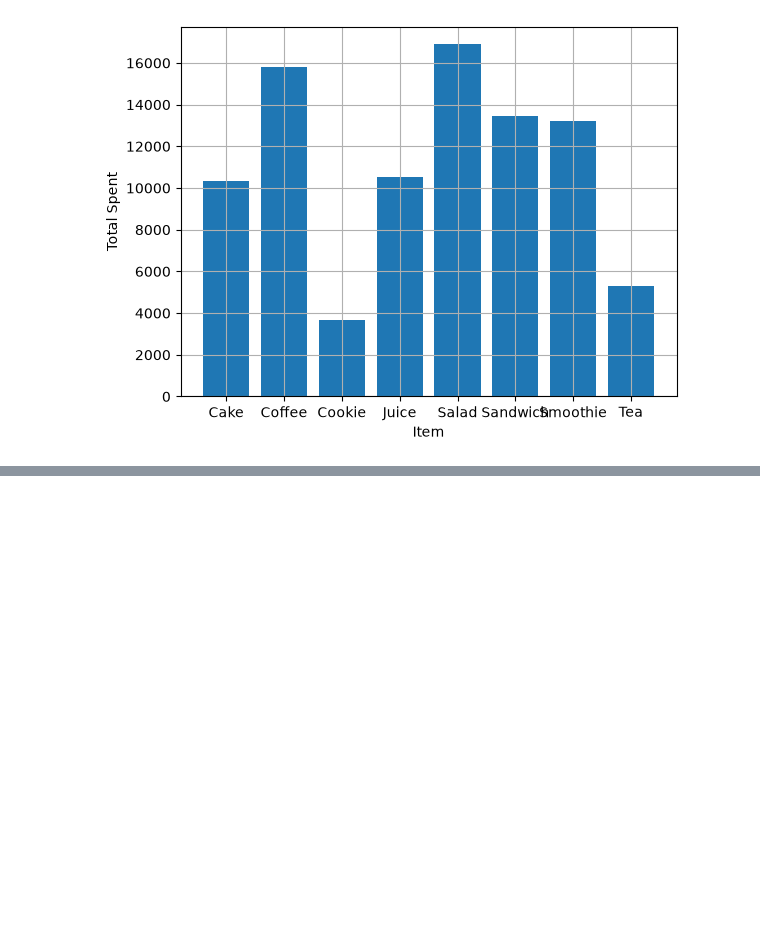
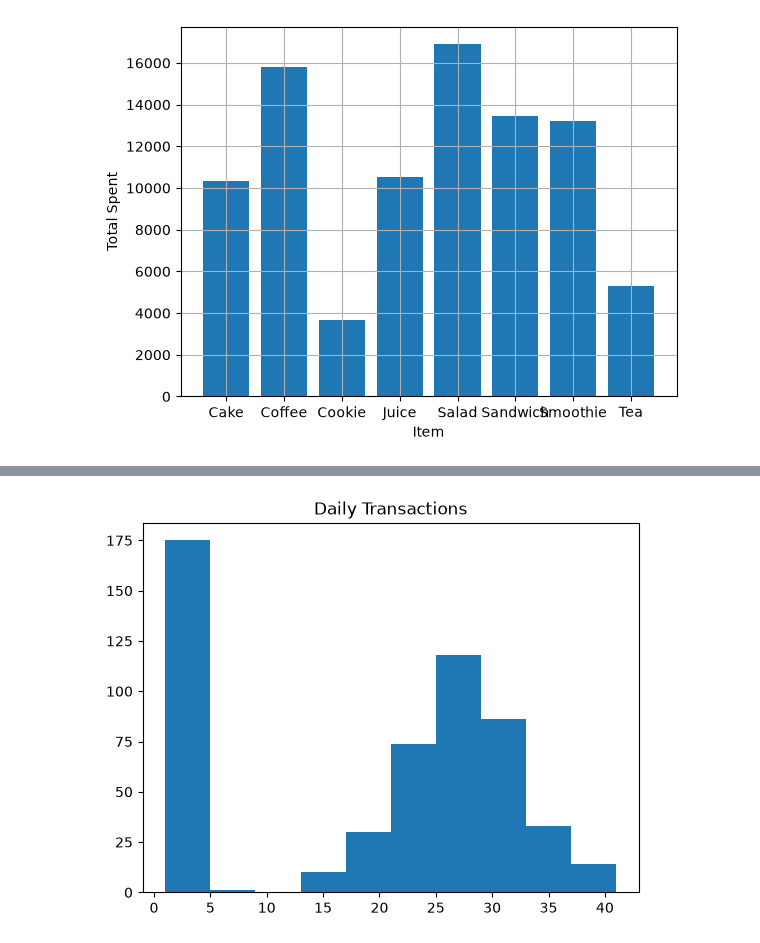
Before and after one commit to marshaale/learn-matplotlib, a Jupyter notebook: cafe_sales/notebook.ipynb, the cells around one changed output, grey strips where cells are left out. Cells and saved outputs as stored; diff of their text form; code cells hidden in the pictures; blank space fills up the shorter version.

```diff
--- a/cafe_sales/notebook.ipynb
+++ b/cafe_sales/notebook.ipynb
@@ -72,0 +94,6 @@ plt.show()
+# %%
+plt.title('Daily Transactions')
+plt.hist(transaction_date)
+plt.show()
+# %% [output]
+[figure, added]
```
Also changed, not shown: parts of 4 cells of this notebook.
